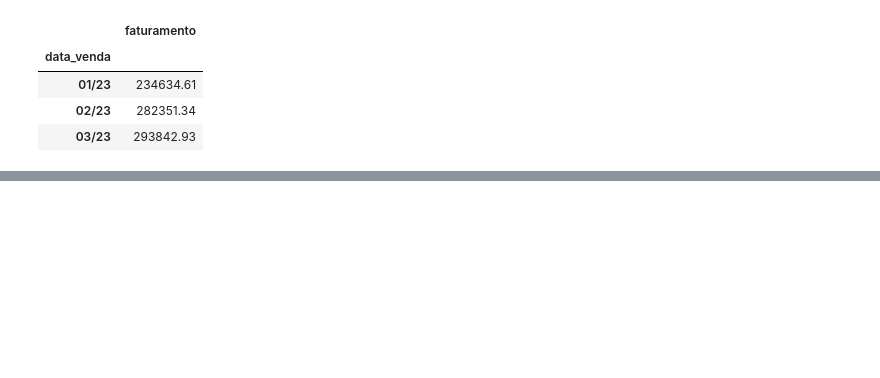
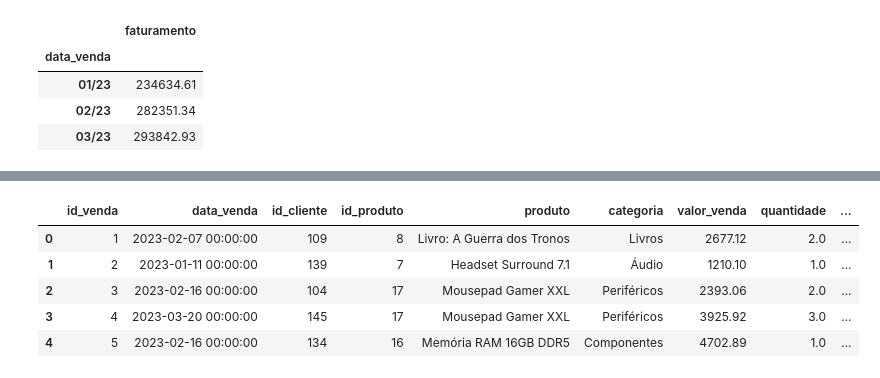
Before and after one commit to LeonardoR-Silva/Analise_ZOOP_Megastore, a Jupyter notebook: Analise_ZOOP_Megastore.ipynb, the cells around one changed output, grey strips where cells are left out. Cells and saved outputs as stored; diff of their text form; code cells hidden in the pictures; blank space fills up the shorter version.

```diff
--- a/Analise_ZOOP_Megastore.ipynb
+++ b/Analise_ZOOP_Megastore.ipynb
@@ -297,0 +325,4 @@ dados_vendas.groupby(by = 'produto')[['quantidade','faturamento']].sum()
+# %%
+con = sqlite3.connect('zoop_megastore.db')
+dados_clientes = dados_clientes.to_sql('CLIENTES', con, if_exists='replace', index = False)
+dados_vendas = dados_vendas.to_sql('VENDAS', con, if_exists='replace', index = False)
@@ -297,0 +344,9 @@ dados_vendas.groupby(by = 'produto')[['quantidade','faturamento']].sum()
+# %%
+pd.read_sql_query('SELECT * FROM VENDAS LIMIT 5', con)
+# %% [output]
+|  | id_venda | data_venda | id_cliente | id_produto | produto | categoria | valor_venda | quantidade | ... |
+| 0 | 1 | 2023-02-07 00:00:00 | 109 | 8 | Livro: A Guerra dos Tronos | Livros | 2677.12 | 2.0 | ... |
+| 1 | 2 | 2023-01-11 00:00:00 | 139 | 7 | Headset Surround 7.1 | Áudio | 1210.10 | 1.0 | ... |
+| 2 | 3 | 2023-02-16 00:00:00 | 104 | 17 | Mousepad Gamer XXL | Periféricos | 2393.06 | 2.0 | ... |
+| 3 | 4 | 2023-03-20 00:00:00 | 145 | 17 | Mousepad Gamer XXL | Periféricos | 3925.92 | 3.0 | ... |
+| 4 | 5 | 2023-02-16 00:00:00 | 134 | 16 | Memória RAM 16GB DDR5 | Componentes | 4702.89 | 1.0 | ... |
```
Also changed, not shown: parts of 21 cells of this notebook.
